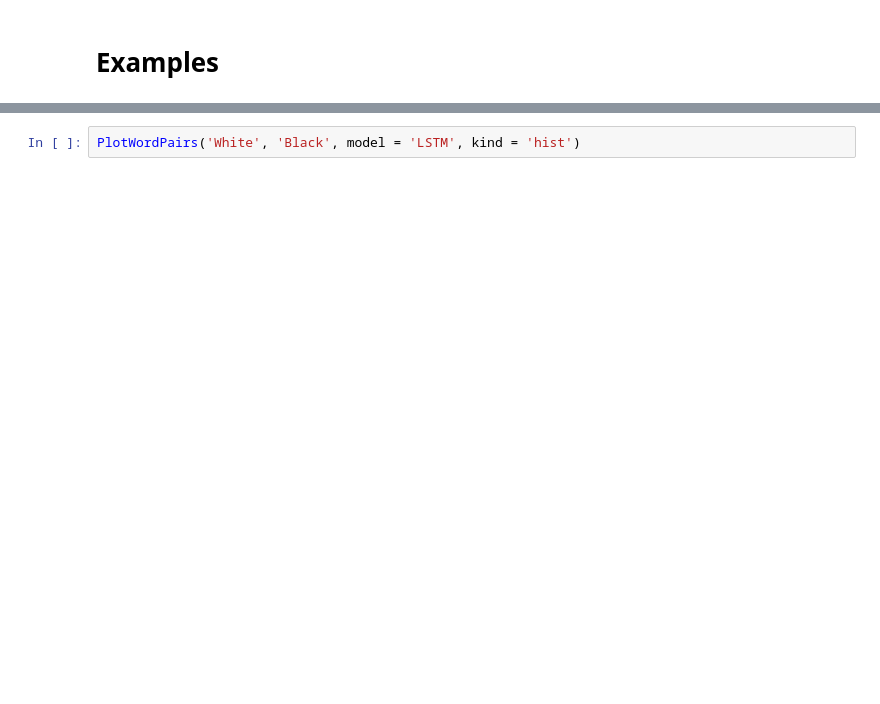
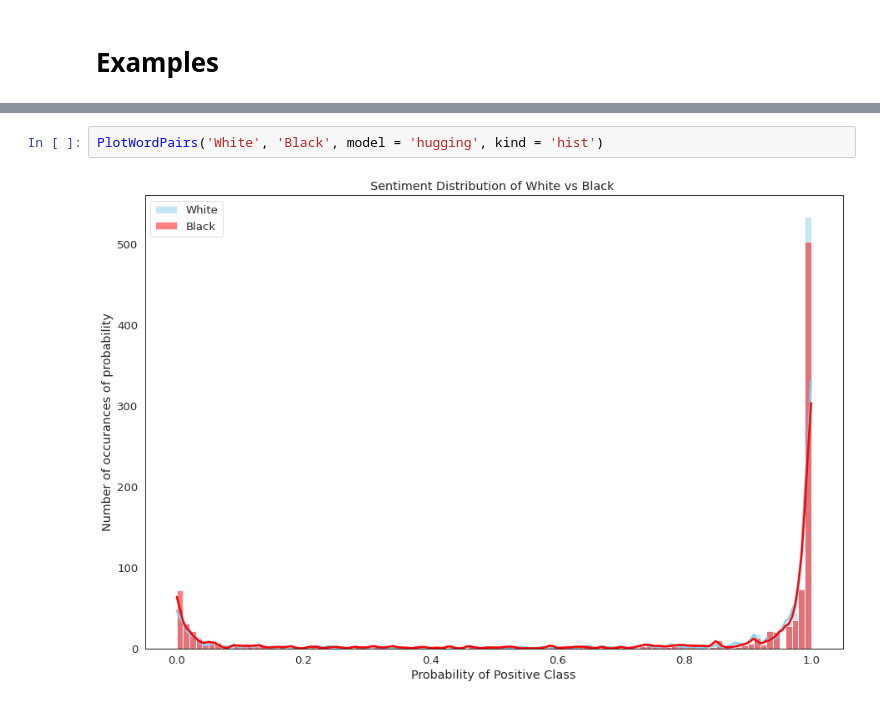
Before and after one commit to acquayefrank/contextual_embeddings, a Jupyter notebook: notebooks/GloVE_Sentiment.ipynb, the cells around one changed output, grey strips where cells are left out. Drawn from its saved outputs; the diff is of its cells as text; blank space fills up the shorter version.

```diff
--- a/notebooks/GloVE_Sentiment.ipynb
+++ b/notebooks/GloVE_Sentiment.ipynb
@@ -401,3 +467,5 @@ PlotWordPairs('China', 'US', n = 1000, model = 'roBERTa', kind = 'hist', stat_te
 # %%
-PlotWordPairs('White', 'Black', model = 'LSTM', kind = 'hist')
+PlotWordPairs('White', 'Black', model = 'hugging', kind = 'hist')
+# %% [output]
+[figure, added]
 # %%
```
Also changed, not shown: parts of 25 cells of this notebook.
